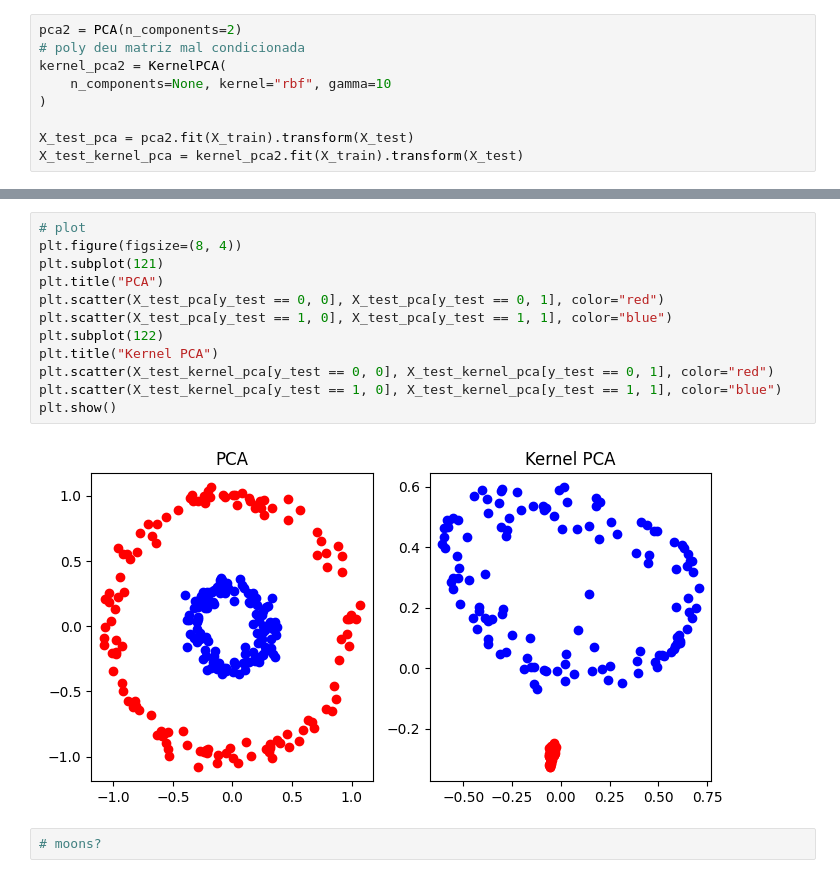
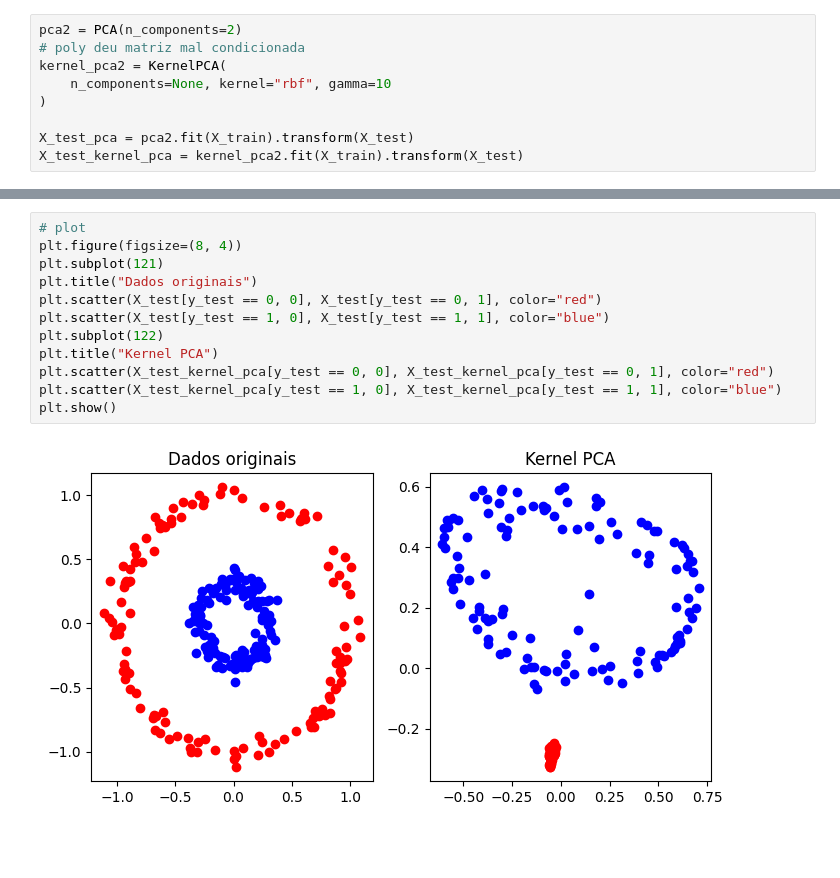
Before and after one commit to Salies/posmac-alcd, a Jupyter notebook: Aula 10/pca.ipynb, the cells around one changed output, grey strips where cells are left out. Drawn from its saved outputs; the diff is of its cells as text; blank space fills up the shorter version.

```diff
--- a/Aula 10/pca.ipynb
+++ b/Aula 10/pca.ipynb
@@ -59,16 +100,14 @@ X_test_kernel_pca = kernel_pca2.fit(X_train).transform(X_test)
 # %%
 # plot
 plt.figure(figsize=(8, 4))
 plt.subplot(121)
-plt.title("PCA")
-plt.scatter(X_test_pca[y_test == 0, 0], X_test_pca[y_test == 0, 1], color="red")
-plt.scatter(X_test_pca[y_test == 1, 0], X_test_pca[y_test == 1, 1], color="blue")
+plt.title("Dados originais")
+plt.scatter(X_test[y_test == 0, 0], X_test[y_test == 0, 1], color="red")
+plt.scatter(X_test[y_test == 1, 0], X_test[y_test == 1, 1], color="blue")
 plt.subplot(122)
 plt.title("Kernel PCA")
 plt.scatter(X_test_kernel_pca[y_test == 0, 0], X_test_kernel_pca[y_test == 0, 1], color="red")
 plt.scatter(X_test_kernel_pca[y_test == 1, 0], X_test_kernel_pca[y_test == 1, 1], color="blue")
 plt.show()
 # %% [output]
-[figure, old version]
+[figure, new version]
-# %%
-# moons?
```
Also changed, not shown: parts of 12 cells of this notebook.
